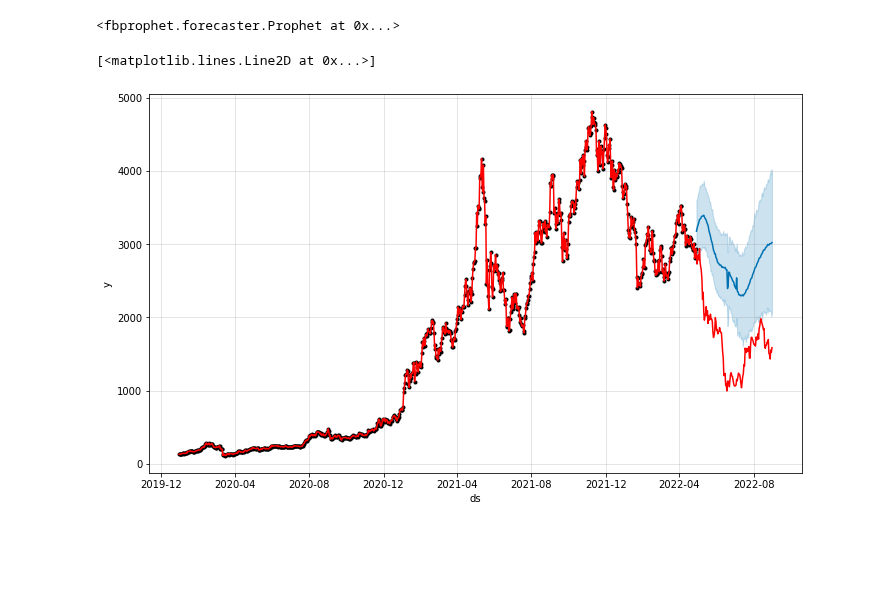
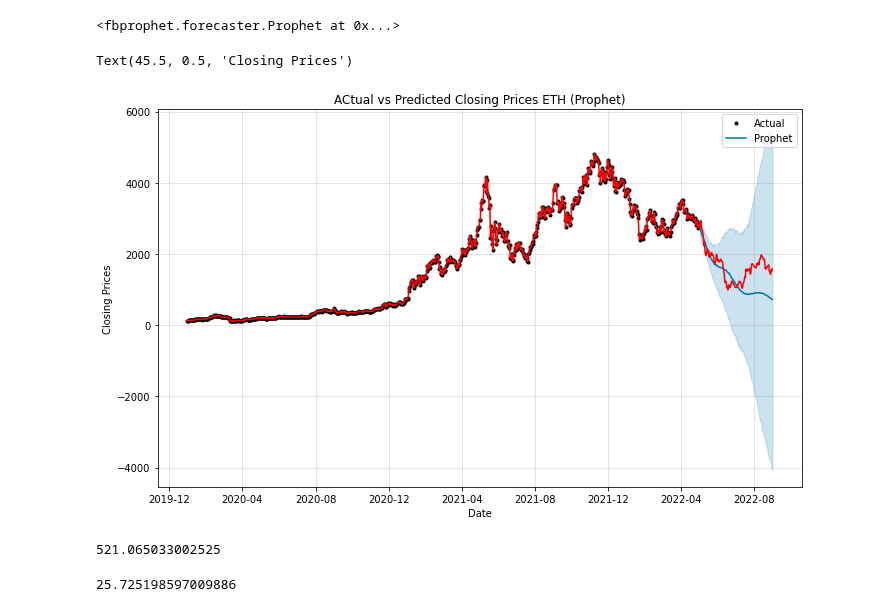
Before and after one commit to akhil14shukla/Crypto-Prediction, a Jupyter notebook: main_Prophet.ipynb, the cells around one changed output. Saved outputs shown, nothing was run; the diff lists cells and outputs as text; code cells hidden in the pictures; blank space fills up the shorter version.

Commit message:
renamed Prophet notebook, tuned the ML, ARIMA and prophet for ETH

```diff
--- a/model_Prophet.ipynb
+++ b/main_Prophet.ipynb
@@ -280,15 +280,15 @@ parameters['Parameters'][0]
 # %%
 final_model = Prophet(holidays=holiday,
                       changepoint_prior_scale= 0.1,
-                      holidays_prior_scale = 0.3,
+                      holidays_prior_scale = 0.1,
                       n_changepoints = 100,
-                      seasonality_mode = 'additive',
+                      seasonality_mode = 'multiplicative',
                       weekly_seasonality=True,
                       daily_seasonality = True,
                       yearly_seasonality = True,
                       interval_width=0.95)
 final_model.add_country_holidays(country_name='US')
-final_model.fit(X_tr)
+final_model.fit(df1[:-122])
 # %% [output]
 <fbprophet.forecaster.Prophet at 0x...>
 # %%
@@ -296,6 +296,18 @@ futu=final_model.predict(df2)
 # %%
 final_model.plot(futu)
 plt.plot(df["Close"],color='r')
+plt.title("ACtual vs Predicted Closing Prices ETH (Prophet)")
+plt.legend(["Actual", "Prophet"])
+plt.xlabel("Date")
+plt.ylabel("Closing Prices")
 # %% [output]
-[<matplotlib.lines.Line2D at 0x...>]
+Text(45.5, 0.5, 'Closing Prices')
-[figure, old version]
+[figure, new version]
+# %%
+rmse(df1['y'][-122:].values,futu['yhat'].values)
+# %% [output]
+521.065033002525
+# %%
+mean_absolute_percentage_error(df1['y'][-122:].values,futu['yhat'].values)
+# %% [output]
+25.725198597009886
```
Also changed, not shown: parts of 2 cells of this notebook, 2 other files.
